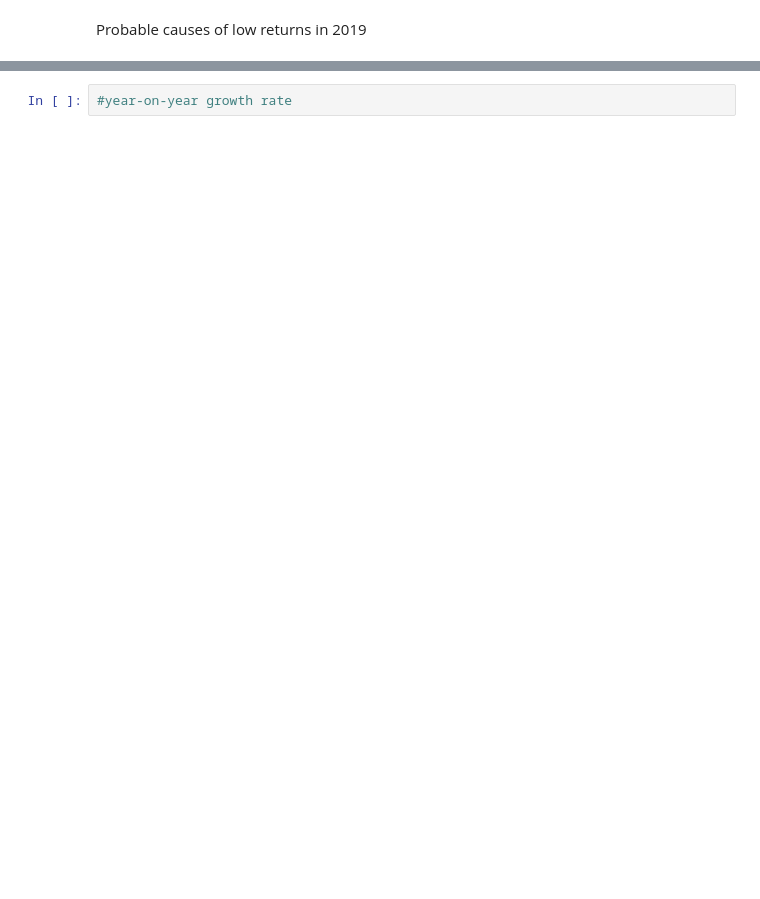
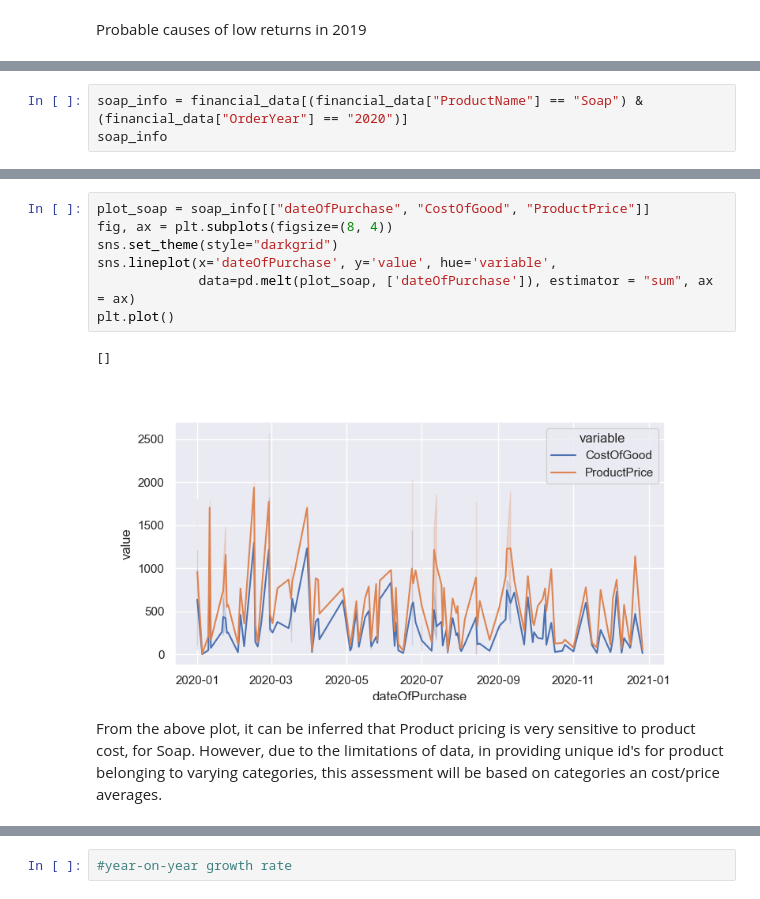
Before and after one commit to josephine-amponsah/ecommerce-data-analysis, a Jupyter notebook: notebooks/exploratory-analysis.ipynb, the cells around one changed output, grey strips where cells are left out. Cells and saved outputs as stored; diff of their text form; blank space fills up the shorter version.

```diff
--- a/notebooks/exploratory-analysis.ipynb
+++ b/notebooks/exploratory-analysis.ipynb
@@ -621,0 +631,3 @@ disPerYear = financial_data.groupby("OrderYear")
+# %%
+soap_info = financial_data[(financial_data["ProductName"] == "Soap") & (financial_data["OrderYear"] == "2020")]
+soap_info
@@ -621,0 +648,12 @@ disPerYear = financial_data.groupby("OrderYear")
+# %%
+plot_soap = soap_info[["dateOfPurchase", "CostOfGood", "ProductPrice"]]
+fig, ax = plt.subplots(figsize=(8, 4))
+sns.set_theme(style="darkgrid")
+sns.lineplot(x='dateOfPurchase', y='value', hue='variable',
+             data=pd.melt(plot_soap, ['dateOfPurchase']), estimator = "sum", ax = ax)
+plt.plot()
+# %% [output]
+[]
+[figure, added]
+# %% [markdown]
+From the above plot, it can be inferred that Product pricing is very sensitive to product cost, for Soap. However, due to the limitations of data, in providing unique id's for product belonging to varying categories, this assessment will be based on categories an cost/price averages.
```
Also changed, not shown: parts of 14 cells of this notebook, 1 other file.
